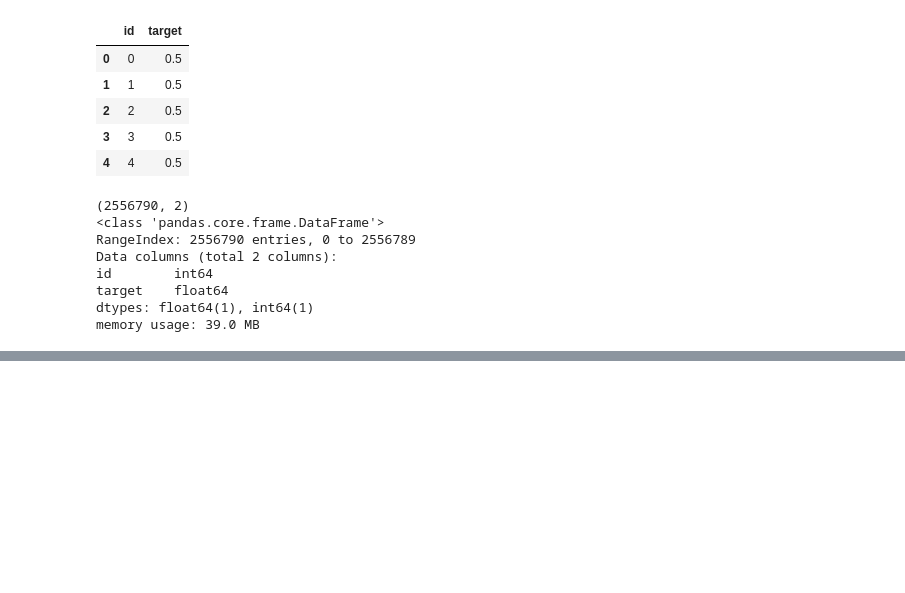
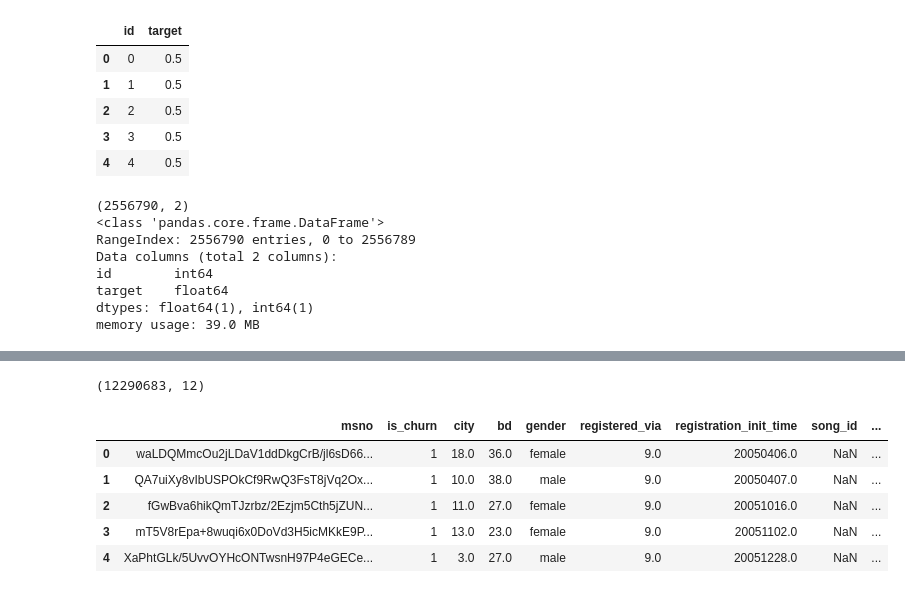
Before and after one commit to imiKao/KKBoxProject_for_TcfstCourse, a Jupyter notebook: KKboxAnalysis_RC_特徵工程.ipynb, the cells around one changed output, grey strips where cells are left out. Saved outputs shown, nothing was run; the diff lists cells and outputs as text; code cells hidden in the pictures; blank space fills up the shorter version.

```diff
--- a/KKboxAnalysis_RC_特徵工程.ipynb
+++ b/KKboxAnalysis_RC_特徵工程.ipynb
@@ -235,0 +243,10 @@ memory usage: 39.0 MB
+# %%
+# 導入本資料集
+RCtrain = pd.read_csv('RCtrain.csv')
+# %%
+# 導入流失資料集
+kk_train01 = pd.read_csv("train.csv")
+kk_train02 = pd.read_csv("train_v2.csv")
+kk_train = pd.concat([kk_train01, kk_train02], axis=0)
+kk_members = pd.read_csv("members_v3.csv")
+TrainingData = pd.merge(kk_train, kk_members, how="left", on="msno")
@@ -235,0 +275,13 @@ memory usage: 39.0 MB
+# %%
+TT = pd.merge(TrainingData, RCtrain, how="left", on="msno")
+# %%
+print(TT.shape)  # 共1229萬筆(疊加各自重複的筆數)
+TT.head()
+# %% [output]
+(12290683, 12)
+|  | msno | is_churn | city | bd | gender | registered_via | registration_init_time | song_id | ... |
+| 0 | waLDQMmcOu2jLDaV1ddDkgCrB/jl6sD66... | 1 | 18.0 | 36.0 | female | 9.0 | 20050406.0 | NaN | ... |
+| 1 | QA7uiXy8vIbUSPOkCf9RwQ3FsT8jVq2Ox... | 1 | 10.0 | 38.0 | male | 9.0 | 20050407.0 | NaN | ... |
+| 2 | fGwBva6hikQmTJzrbz/2Ezjm5Cth5jZUN... | 1 | 11.0 | 27.0 | female | 9.0 | 20051016.0 | NaN | ... |
+| 3 | mT5V8rEpa+8wuqi6x0DoVd3H5icMKkE9P... | 1 | 13.0 | 23.0 | female | 9.0 | 20051102.0 | NaN | ... |
+| 4 | XaPhtGLk/5UvvOYHcONTwsnH97P4eGECe... | 1 | 3.0 | 27.0 | male | 9.0 | 20051228.0 | NaN | ... |
```
Also changed, not shown: parts of 6 cells of this notebook.
